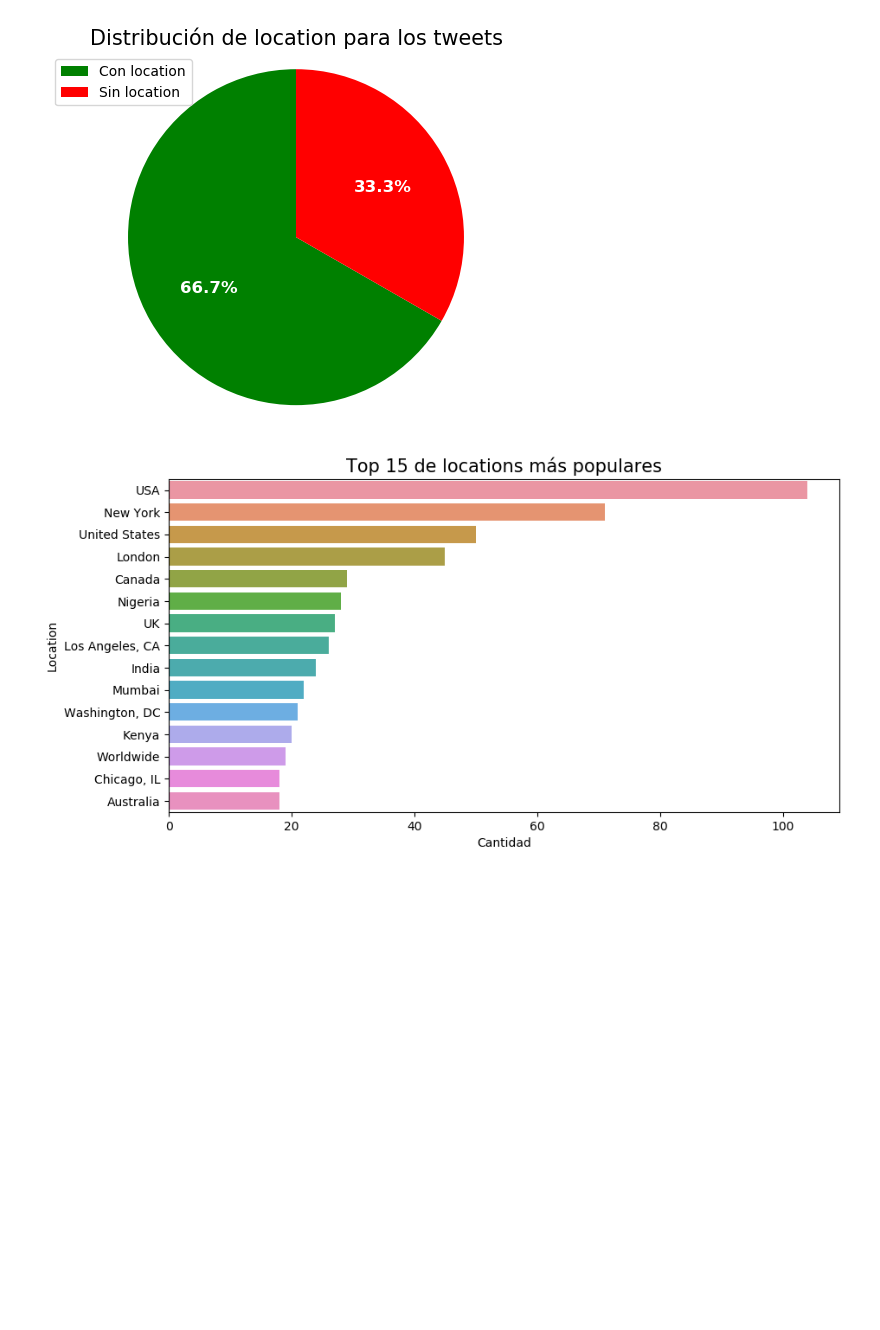
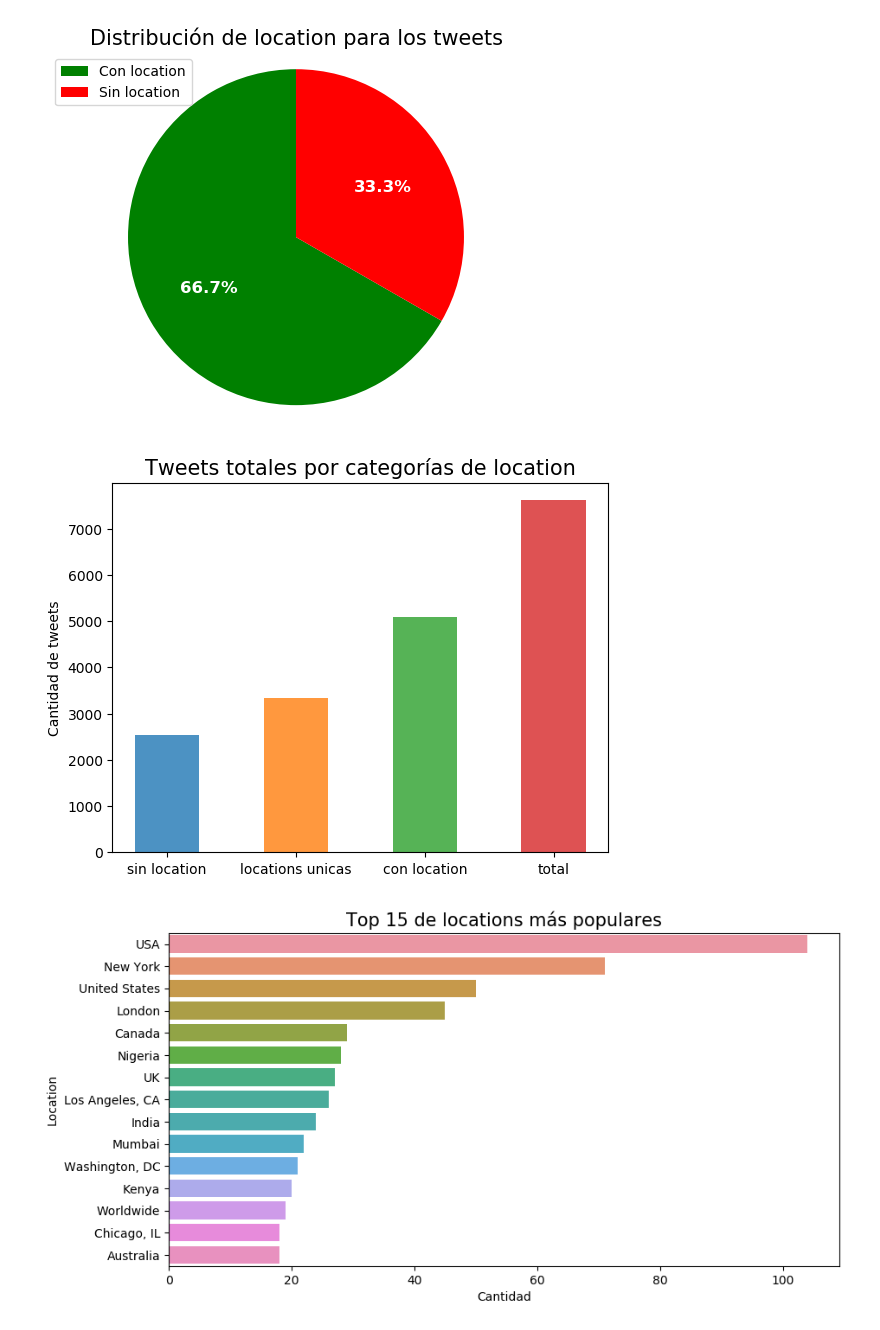
Before and after one commit to patopizzini/Organizacion_Datos_1C2020, a Jupyter notebook: TP1/TP1_JM.ipynb, the cells around one changed output. Drawn from its saved outputs; the diff is of its cells as text; code cells hidden in the pictures; blank space fills up the shorter version.

Commit message:
locations totales por categorias

```diff
--- a/TP1/TP1_JM.ipynb
+++ b/TP1/TP1_JM.ipynb
@@ -157,16 +157,43 @@ plt.show()
 # %%
 #Proporción de tweets que tienen location unica
 #Graficamos las estadisticas basicas de la longitud de los tweets
 #fig = plt.figure()
 #ax4 = fig.add_subplot()
 #barWidth = 0.25
 #bars1 = tweets['target'].count()
 #bars2 = (tweets['location'] == 'Unknown').value_counts().iloc[0]
 #bars3 = (tweets['location'] == 'Unknown').value_counts().iloc[1]
-#bars4 = tweets['location'].value_counts().size
+#bars4 =
 
 #ax = df[['V1','V2']].plot(kind='bar', title ="V comp", figsize=(15, 10), legend=True, fontsize=12)
 #plt.show()
+
+#Graficamos las estadisticas basicas de la longitud de los tweets
+fig = plt.figure()
+ax4 = fig.add_subplot()
+barWidth = 0.25
+bars1 = [(tweets['location'] == 'Unknown').value_counts().iloc[1]]
+bars2 = [tweets['location'].value_counts().size]
+bars3 = [(tweets['location'] == 'Unknown').value_counts().iloc[0]]
+bars4 = [tweets['target'].count()]
+
+r1 = np.arange(len(bars1))
+r2 = [x + barWidth for x in r1]
+r3 = [x + barWidth for x in r2]
+r4 = [x + barWidth for x in r3]
+
+plt.xticks([0,0.5,1,1.5], ['sin location', 'locations unicas', 'con location', 'total'], fontsize=figure_axis_fs)
+ax4.bar(0, bars1, width=barWidth, label='target = 0', alpha=0.8)
+ax4.bar(0.5, bars2, width=barWidth, label='target = 1', alpha=0.8)
+ax4.bar(1, bars3, width=barWidth, label='target = 1', alpha=0.8)
+ax4.bar(1.5, bars4, width=barWidth, label='target = 1', alpha=0.8)
+
+ax4.set_title("Tweets totales por categorías de location", fontsize=figure_sub_title_fs)
+ax4.set_ylabel("Cantidad de tweets", fontsize=figure_axis_fs)
+
+plt.show()
+# %% [output]
+[figure, added]
 # %%
 #25 locations mas populares - sacamos el unknown, que es el mas popular
 tweets_top_locations_df = tweets[tweets['location'] != 'Unknown']
```
Also changed, not shown: parts of 1 cell of this notebook.
